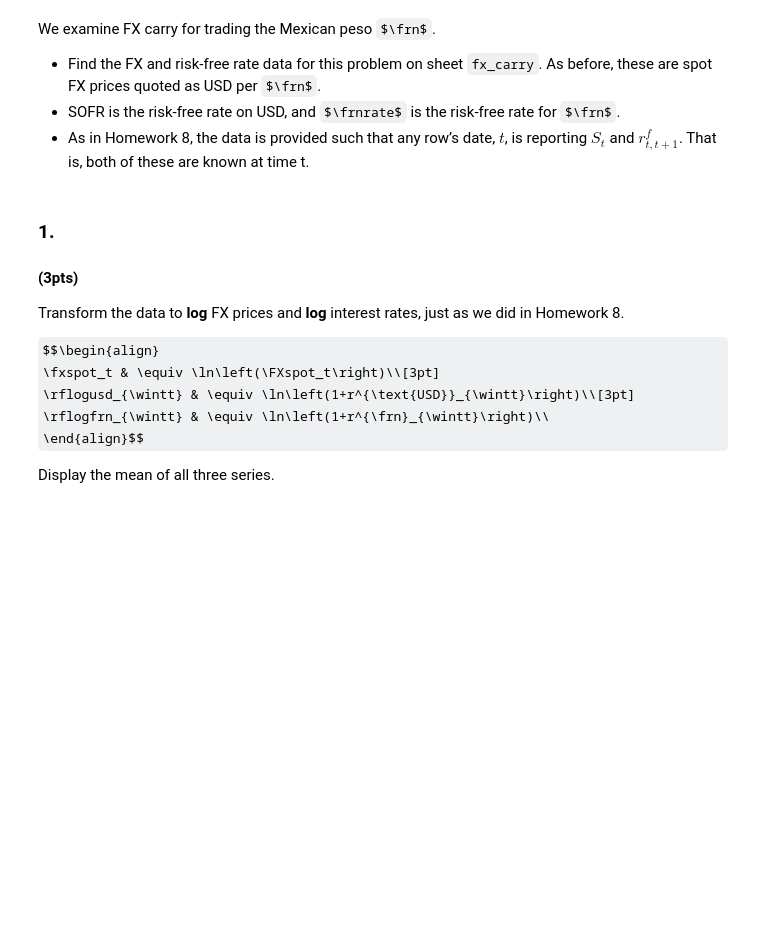
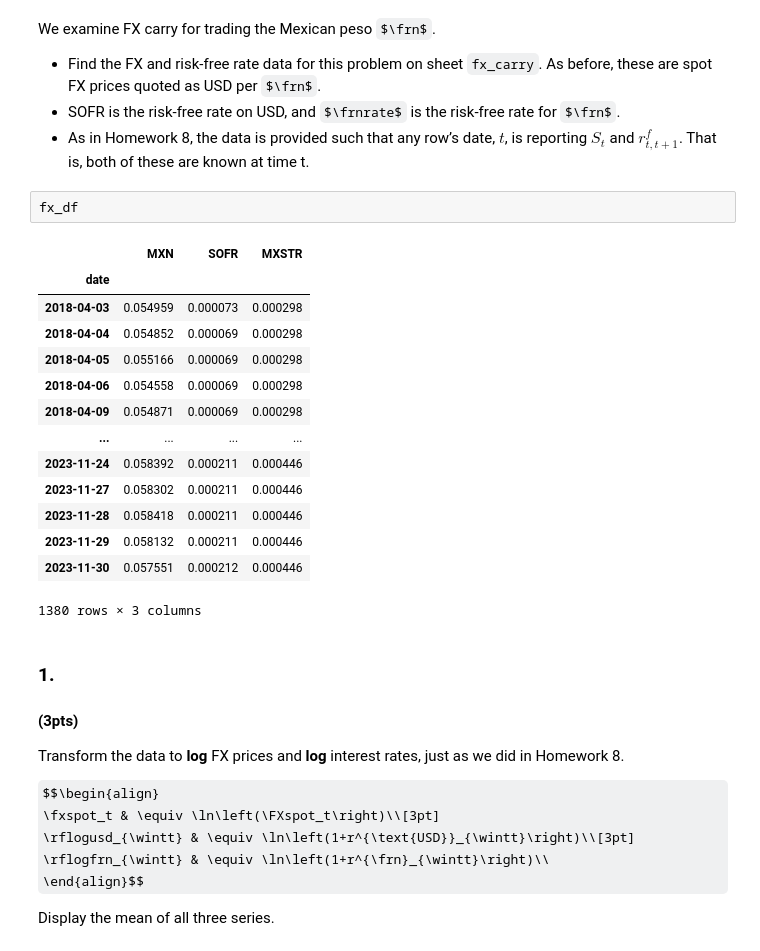
Before and after one commit to ekopen/finm-portfolio-2024, a Jupyter notebook: exams/practice Final Exam v2.ipynb, the cells around one changed output. Saved outputs shown, nothing was run; the diff lists cells and outputs as text; some formulas as TeX source; blank space fills up the shorter version.

```diff
--- a/exams/practice Final Exam v2.ipynb
+++ b/exams/practice Final Exam v2.ipynb
@@ -581,6 +751,23 @@ We examine FX carry for trading the Mexican peso $\frn$.
 * SOFR is the risk-free rate on USD, and $\frnrate$ is the risk-free rate for $\frn$.
 * As in Homework 8, the data is provided such that any row’s date, $t$, is reporting $S_t$ and $r^f_{t,t+1}$.
 That is, both of these are known at time t.
+# %%
+fx_df
+# %% [output]
+|  | MXN | SOFR | MXSTR |
+| date |  |  |  |
+| 2018-04-03 | 0.054959 | 0.000073 | 0.000298 |
+| 2018-04-04 | 0.054852 | 0.000069 | 0.000298 |
+| 2018-04-05 | 0.055166 | 0.000069 | 0.000298 |
+| 2018-04-06 | 0.054558 | 0.000069 | 0.000298 |
+| 2018-04-09 | 0.054871 | 0.000069 | 0.000298 |
+| ... | ... | ... | ... |
+| 2023-11-24 | 0.058392 | 0.000211 | 0.000446 |
+| 2023-11-27 | 0.058302 | 0.000211 | 0.000446 |
+| 2023-11-28 | 0.058418 | 0.000211 | 0.000446 |
+| 2023-11-29 | 0.058132 | 0.000211 | 0.000446 |
+| 2023-11-30 | 0.057551 | 0.000212 | 0.000446 |
+1380 rows × 3 columns
 # %% [markdown]
 ### 1.
 #### (3pts)
```
Also changed, not shown: parts of 14 cells of this notebook.
